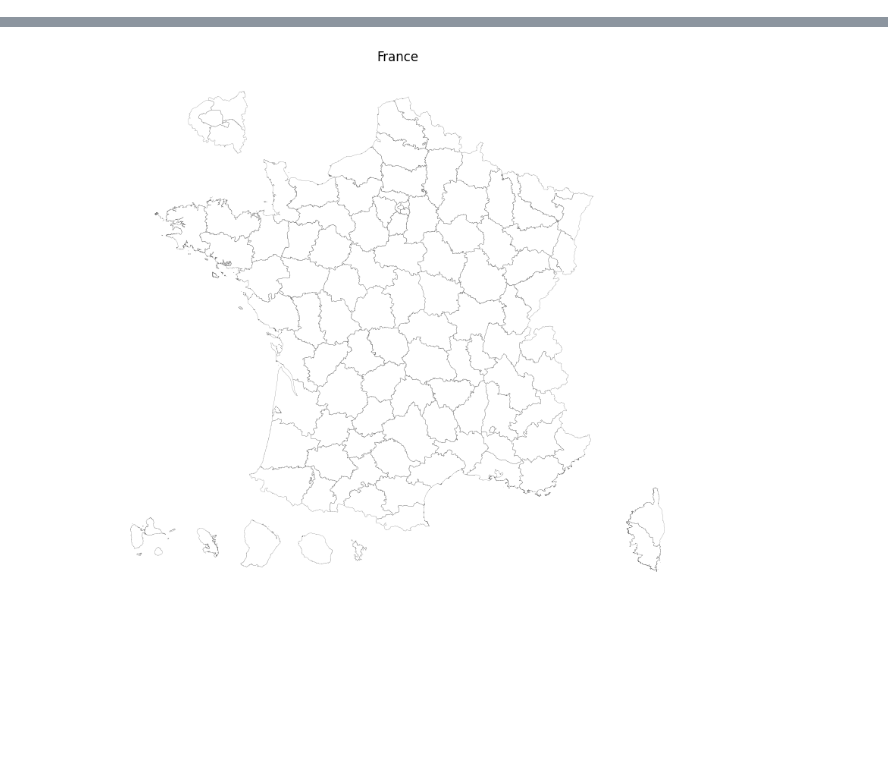
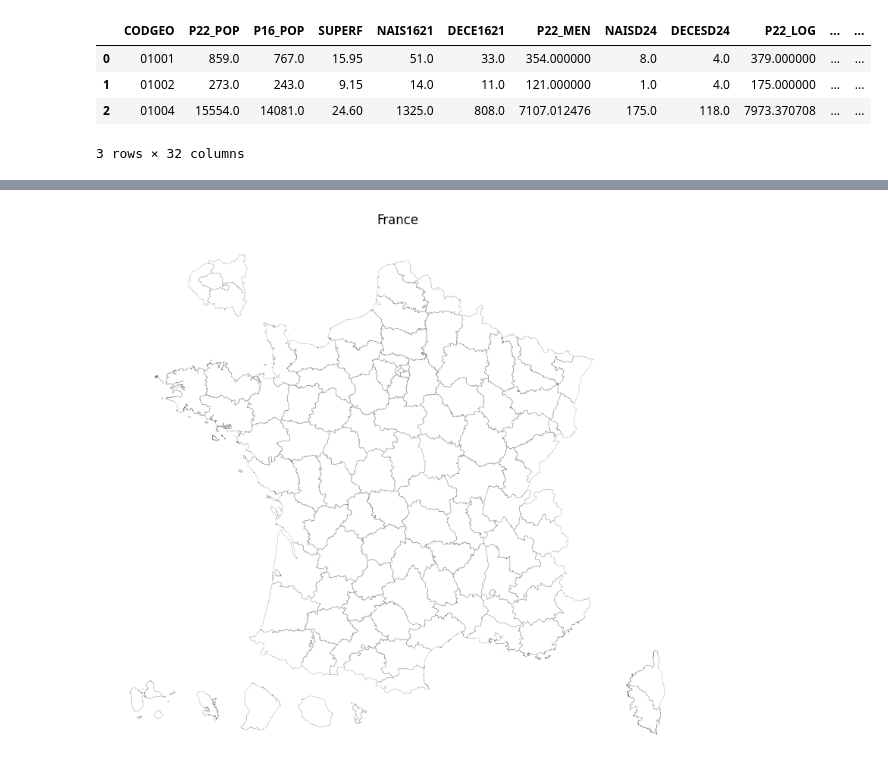
Before and after one commit to MaximeHirsch/Projet-python-deserts-sportifs, a Jupyter notebook: Projet.ipynb, the cells around one changed output, grey strips where cells are left out. Drawn from its saved outputs; the diff is of its cells as text; code cells hidden in the pictures; blank space fills up the shorter version.

Commit message:
Travail sur la clarté des bases de données

```diff
--- a/Projet.ipynb
+++ b/Projet.ipynb
@@ -70,0 +57,9 @@ legislatives2=pd.read_csv(url2, sep=";", low_memory=False)
+# %%
+#Visualisation de la base de données sur les informations économiques et démographiques
+df_communes.head(3)
+# %% [output]
+|  | CODGEO | P22_POP | P16_POP | SUPERF | NAIS1621 | DECE1621 | P22_MEN | NAISD24 | DECESD24 | P22_LOG | ... | ... |
+| 0 | 01001 | 859.0 | 767.0 | 15.95 | 51.0 | 33.0 | 354.000000 | 8.0 | 4.0 | 379.000000 | ... | ... |
+| 1 | 01002 | 273.0 | 243.0 | 9.15 | 14.0 | 11.0 | 121.000000 | 1.0 | 4.0 | 175.000000 | ... | ... |
+| 2 | 01004 | 15554.0 | 14081.0 | 24.60 | 1325.0 | 808.0 | 7107.012476 | 175.0 | 118.0 | 7973.370708 | ... | ... |
+3 rows × 32 columns
```
Also changed, not shown: parts of 12 cells of this notebook.
